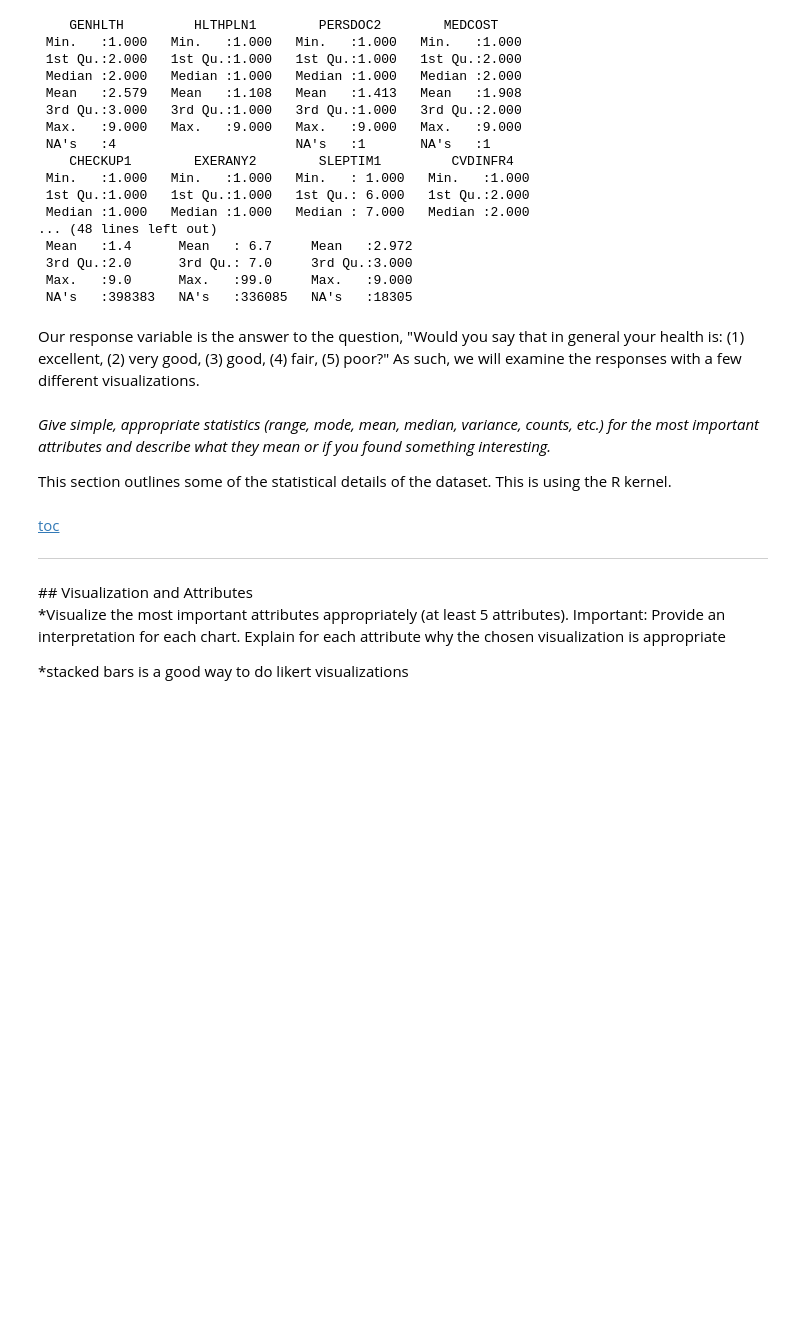
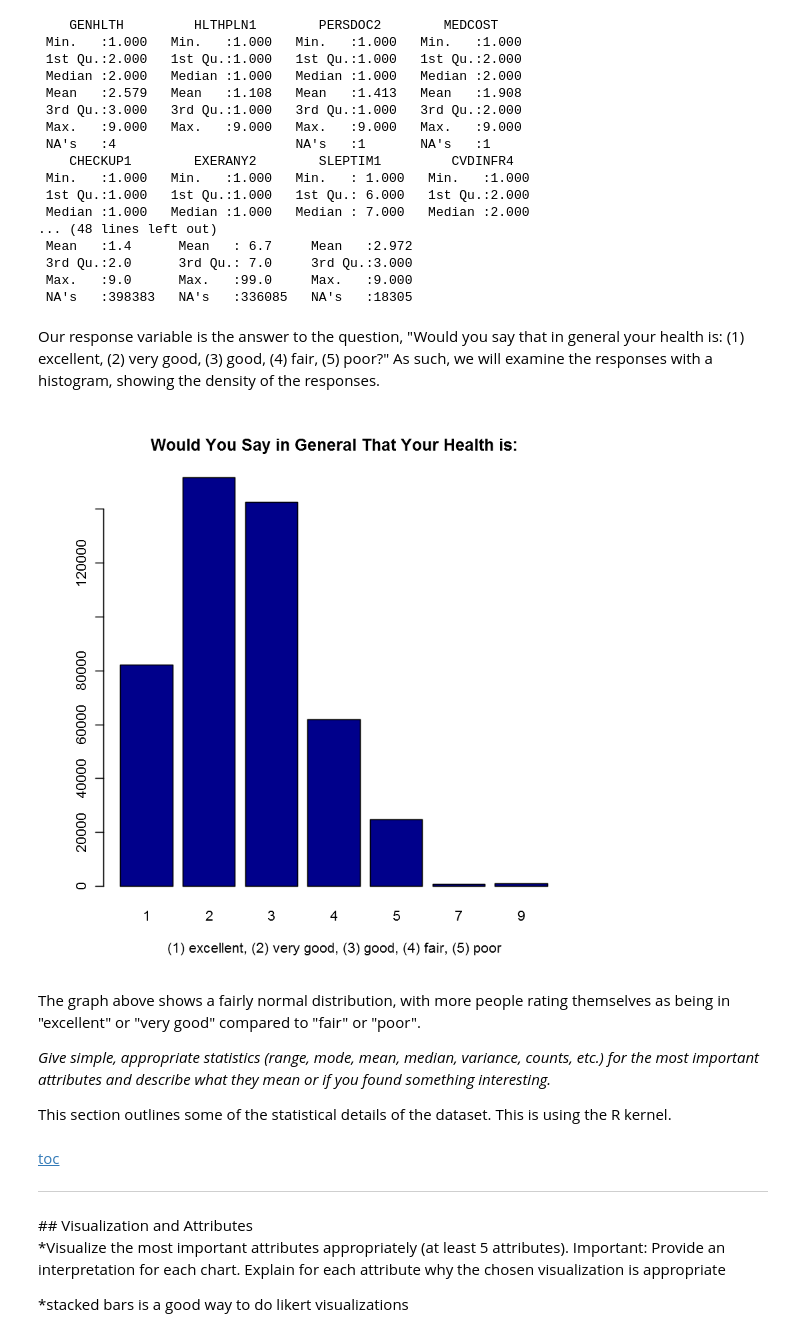
Before and after one commit to RahnL/DataScience-SMU, a Jupyter notebook: DataMining/DataMining-Lab1.ipynb, the cells around one changed output. Saved outputs shown, nothing was run; the diff lists cells and outputs as text; code cells hidden in the pictures; blank space fills up the shorter version.

```diff
--- a/DataMining/DataMining-Lab1.ipynb
+++ b/DataMining/DataMining-Lab1.ipynb
@@ -332,7 +332,7 @@ Of the 31 variables in our dataset, the five variables with the most missing val
 <hr>
 ## Simple Statistics
 # %%
-VOI <- read.csv("data/targetvariables.csv")
+VOI <- read.csv("data/targetvariables.csv",stringsAsFactors=F, na.strings="unknown")
 summary(VOI)
 # %% [output]
     GENHLTH         HLTHPLN1        PERSDOC2        MEDCOST
@@ -353,8 +353,15 @@ summary(VOI)
  Max.   :9.0      Max.   :99.0     Max.   :9.000
  NA's   :398383   NA's   :336085   NA's   :18305
 # %% [markdown]
-Our response variable is the answer to the question, "Would you say that in general your health is: (1) excellent, (2) very good, (3) good, (4) fair, (5) poor?" As such, we will examine the responses with a few different visualizations.
+Our response variable is the answer to the question, "Would you say that in general your health is: (1) excellent, (2) very good, (3) good, (4) fair, (5) poor?" As such, we will examine the responses with a histogram, showing the density of the responses.
+# %%
+## This requires Cairo package in R.
+barplot(table(VOI$GENHLTH),col="darkblue", main="Would You Say in General That Your Health is:", xlab="(1) excellent, (2) very good, (3) good, (4) fair, (5) poor")
+# %% [output]
+[figure, added]
 # %% [markdown]
+The graph above shows a fairly normal distribution, with more people rating themselves as being in "excellent" or "very good" compared to "fair" or "poor".
+
 *Give simple, appropriate statistics (range, mode, mean, median, variance, counts, etc.) for the most important attributes and describe what they mean or if you found something interesting.*
 
 This section outlines some of the statistical details of the dataset.
```
